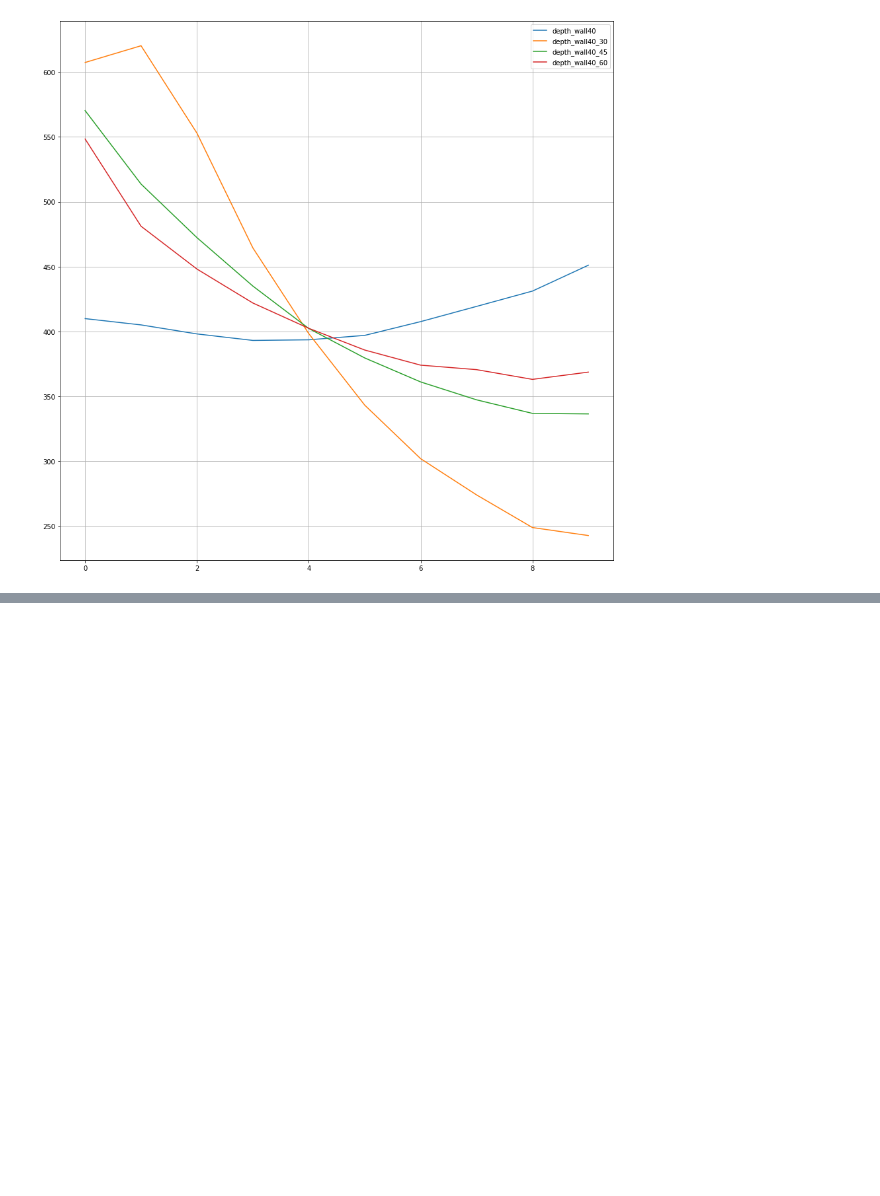
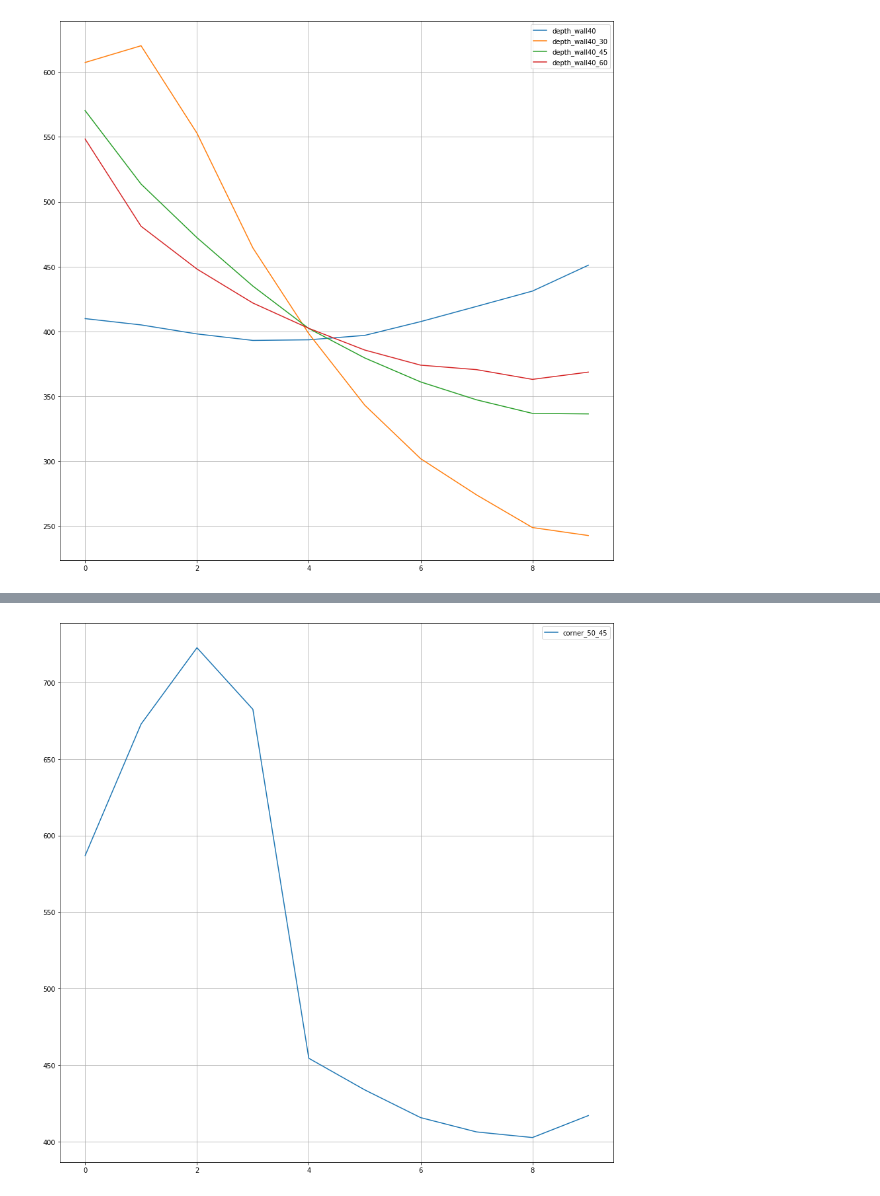
Before and after one commit to dimatoys/srobot, a Jupyter notebook: analysis/camera5.ipynb, the cells around one changed output, grey strips where cells are left out. Drawn from its saved outputs; the diff is of its cells as text; code cells hidden in the pictures; blank space fills up the shorter version.

```diff
--- a/analysis/camera5.ipynb
+++ b/analysis/camera5.ipynb
@@ -61,0 +92,18 @@ plt.show()
+# %%
+import matplotlib.pyplot as plt
+plt.rcParams["figure.figsize"] = (15,15)
+fig, ax = plt.subplots()
+
+def drawWall(ax, file):
+    ax.plot([i for i in range(len(data[file]))],data[file], label=file)
+
+drawWall(ax, "corner_50_45")
+
+ax.grid(True)
+ax.legend()
+#ax.set_ylim(150,700)
+#ax.set_xlim(0,80)
+
+plt.show()
+# %% [output]
+[figure, added]
```
Also changed, not shown: parts of 3 cells of this notebook, 41 other files.
